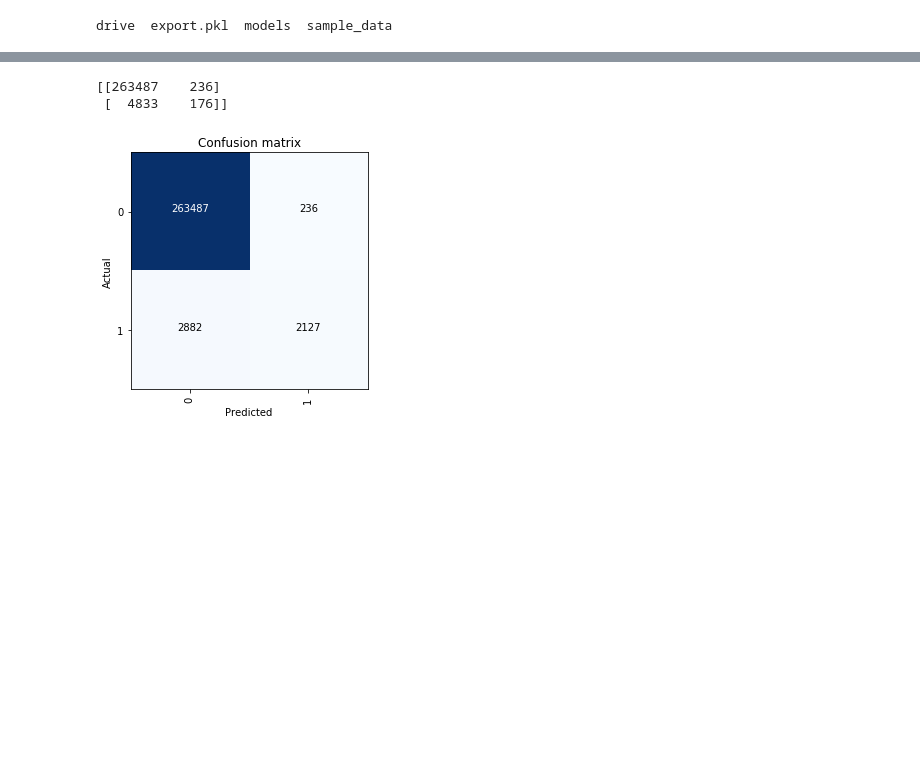
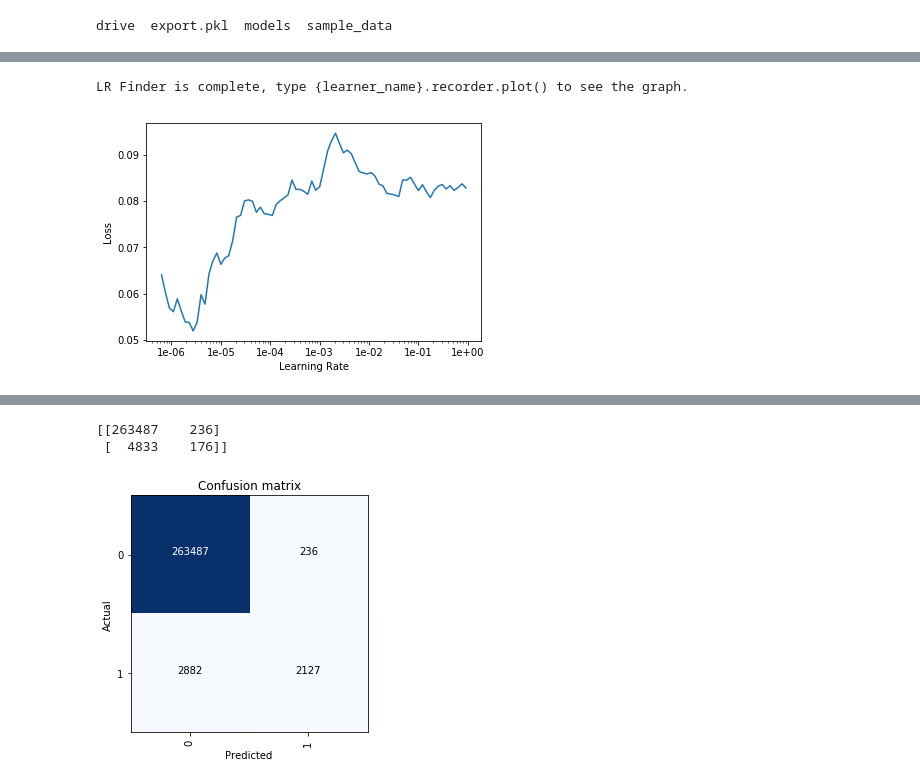
Before and after one commit to gmaggiotti/fastai, a Jupyter notebook: notebooks/ER_estimator_v1.ipynb, the cells around one changed output, grey strips where cells are left out. Cells and saved outputs as stored; diff of their text form; code cells hidden in the pictures; blank space fills up the shorter version.

```diff
--- a/notebooks/ER_estimator_v1.ipynb
+++ b/notebooks/ER_estimator_v1.ipynb
@@ -167,3 +165,7 @@ learn.export()
 !ls .
 # %% [output]
 drive  export.pkl  models  sample_data
+# %%
+learn.lr_find()
+learn.recorder.plot()
+# %% [output]
@@ -169,0 +173,2 @@ drive  export.pkl  models  sample_data
+LR Finder is complete, type {learner_name}.recorder.plot() to see the graph.
+[figure, added]
```
Also changed, not shown: parts of 15 cells of this notebook, 1 other file.
